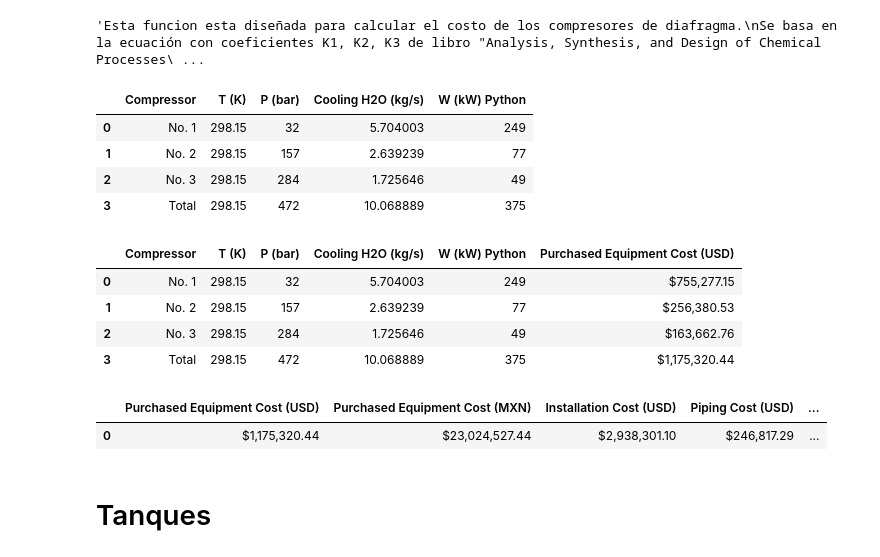
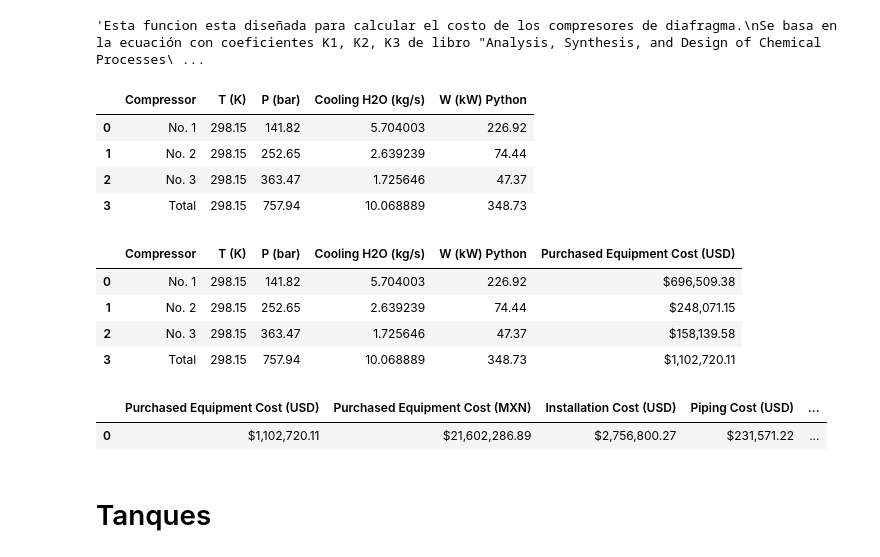
Before and after one commit to SOTO729/8vo, a Jupyter notebook: Evaluacion económica/Calculo de costos.ipynb, the cells around one changed output. Cells and saved outputs as stored; diff of their text form; code cells hidden in the pictures.

```diff
--- a/Evaluacion económica/Calculo de costos.ipynb
+++ b/Evaluacion económica/Calculo de costos.ipynb
@@ -20,22 +20,22 @@ Los coeficientes para el tipo de compresor son los datos para compresor reciproc
 # %%
 import pandas as pd
 
 data = {
     "Compressor": ["No. 1", "No. 2", "No. 3", "Total"],
     "T (K)": [298.15, 298.15, 298.15, 298.15],
-    "P (bar)": [32,157, 284,472],
+    "P (bar)": [141.82, 252.65,363.47, (141.82 + 252.65 + 363.47)],
     "Cooling H2O (kg/s)": [5.704003, 2.639239, 1.725646, 10.068889],
-    "W (kW) Python": [249, 77, 49, 375],
+    "W (kW) Python": [226.92, 74.44, 47.37, 348.73],
 }
 
 prueba = pd.DataFrame(data)
 prueba
 # %% [output]
 |  | Compressor | T (K) | P (bar) | Cooling H2O (kg/s) | W (kW) Python |
-| 0 | No. 1 | 298.15 | 32 | 5.704003 | 249 |
-| 1 | No. 2 | 298.15 | 157 | 2.639239 | 77 |
-| 2 | No. 3 | 298.15 | 284 | 1.725646 | 49 |
-| 3 | Total | 298.15 | 472 | 10.068889 | 375 |
+| 0 | No. 1 | 298.15 | 141.82 | 5.704003 | 226.92 |
+| 1 | No. 2 | 298.15 | 252.65 | 2.639239 | 74.44 |
+| 2 | No. 3 | 298.15 | 363.47 | 1.725646 | 47.37 |
+| 3 | Total | 298.15 | 757.94 | 10.068889 | 348.73 |
 # %%
 
 import pandas as pd
@@ -111,15 +111,15 @@ calculator = PriceCalculator(prueba,1,SS)
 calculator.dataframe
 # %% [output]
 |  | Compressor | T (K) | P (bar) | Cooling H2O (kg/s) | W (kW) Python | Purchased Equipment Cost (USD) |
-| 0 | No. 1 | 298.15 | 32 | 5.704003 | 249 | $755,277.15 |
-| 1 | No. 2 | 298.15 | 157 | 2.639239 | 77 | $256,380.53 |
-| 2 | No. 3 | 298.15 | 284 | 1.725646 | 49 | $163,662.76 |
-| 3 | Total | 298.15 | 472 | 10.068889 | 375 | $1,175,320.44 |
+| 0 | No. 1 | 298.15 | 141.82 | 5.704003 | 226.92 | $696,509.38 |
+| 1 | No. 2 | 298.15 | 252.65 | 2.639239 | 74.44 | $248,071.15 |
+| 2 | No. 3 | 298.15 | 363.47 | 1.725646 | 47.37 | $158,139.58 |
+| 3 | Total | 298.15 | 757.94 | 10.068889 | 348.73 | $1,102,720.11 |
 # %%
 calculator.extras_df
 # %% [output]
 |  | Purchased Equipment Cost (USD) | Purchased Equipment Cost (MXN) | Installation Cost (USD) | Piping Cost (USD) | ... |
-| 0 | $1,175,320.44 | $23,024,527.44 | $2,938,301.10 | $246,817.29 | ... |
+| 0 | $1,102,720.11 | $21,602,286.89 | $2,756,800.27 | $231,571.22 | ... |
 # %% [markdown]
  <h1>Tanques </h1>
 # %% [markdown]
```
Also changed, not shown: parts of 6 cells of this notebook.
